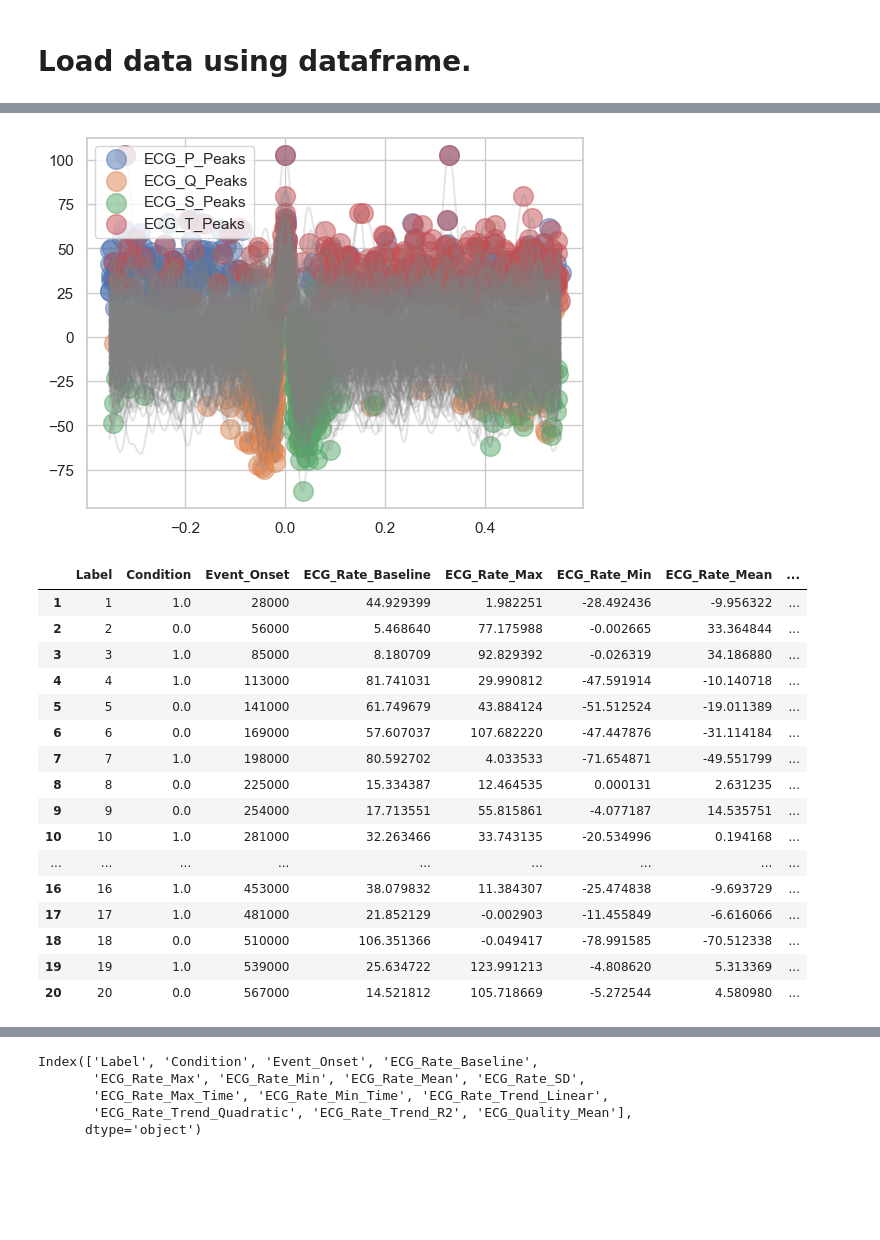
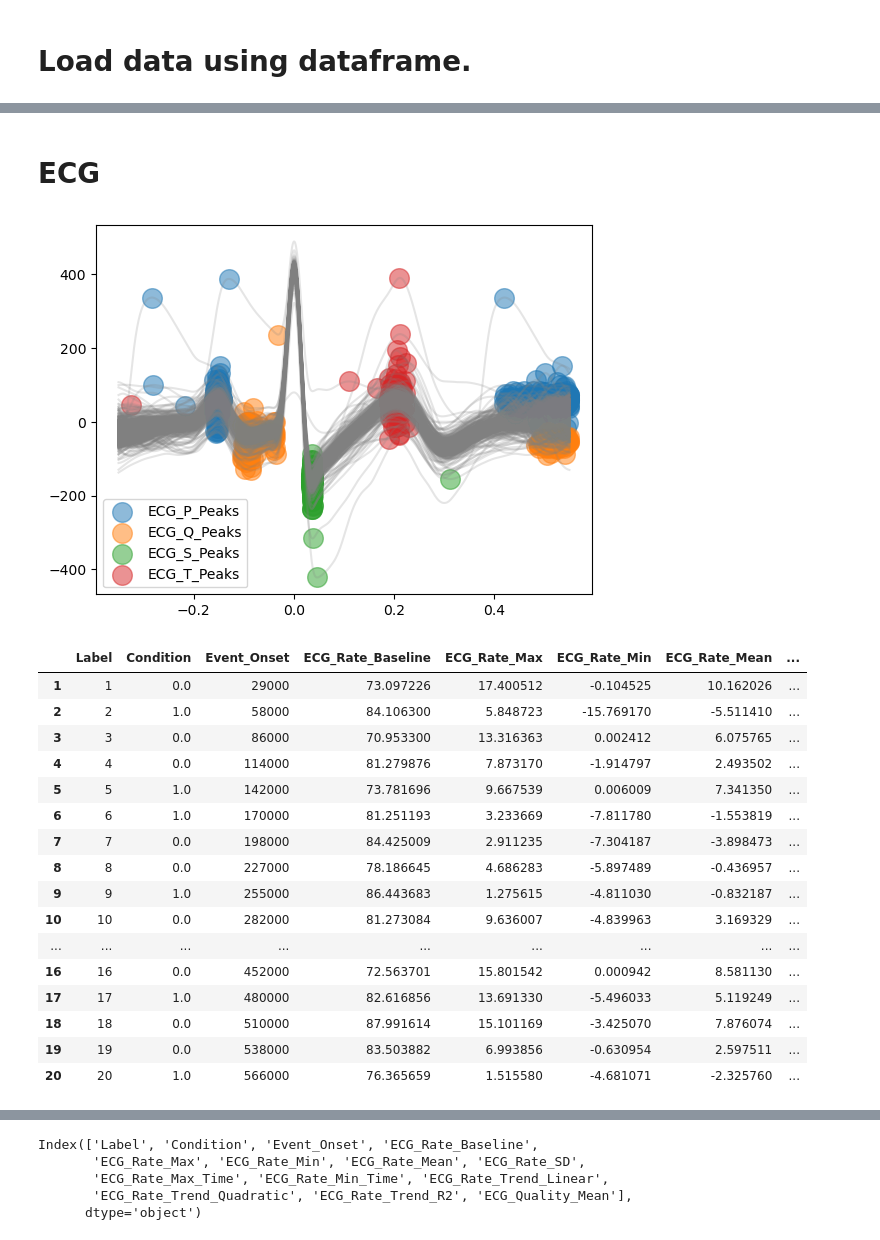
Before and after one commit to Daniel-Agostinho/Universidade_Verao_24, a Jupyter notebook: visualization.ipynb, the cells around one changed output, grey strips where cells are left out. Saved outputs shown, nothing was run; the diff lists cells and outputs as text; code cells hidden in the pictures; blank space fills up the shorter version.

```diff
--- a/visualization.ipynb
+++ b/visualization.ipynb
@@ -10,10 +22,23 @@ import seaborn as sns
 
 import os
+# %%
+
+def convert_units(data):
+    eda = (data / 2**10) * 3.3 / 0.12
+    return eda
 # %%
 # Load data in file Data/Session_3.csv into a pandas dataframe
 
 # Load data from file
-data = pd.read_csv(os.path.join('Data','Session_1.csv'))
+data = pd.read_csv(os.path.join('Data','Session_2.csv'))
+
+# Sampling freq.
+fs = 1000
 
 # Display the data
-print(data)
+data.head()
+
+data['EDA'] = convert_units(data['EDA'])
+
+# remove mean and trend from Resp
+data['Resp'] = detrend(data['Resp'])
@@ -145,3 +200,5 @@ eda_features
+# %% [markdown]
+# ECG
 # %%
 ecg_cleaned = nk.ecg_clean(data['ECG'], sampling_rate=1000)
 
@@ -168,39 +225,39 @@ signal_dwt, waves_dwt = nk.ecg_delineate(signals,
                                         show=True,
                                         show_type='peaks')
 # %% [output]
-[figure, old version]
+[figure, new version]
 # %%
 epochs=[]
 
 # Process the data for event-related analysis
 df, info = nk.bio_process(ecg=signals['ECG_Clean'], sampling_rate=1000)
 
 
 events = nk.events_find(data["Trigger"], threshold=-1.0, event_conditions=trigger_values.values, threshold_keep='above')
 
-epochs = nk.epochs_create(signals, events, sampling_rate=1000, epochs_start=-2.0, epochs_end=6.0)
+epochs = nk.epochs_create(signals, events, sampling_rate=1000, epochs_start=-1.0, epochs_end=7.0)
 
 # Analyze
 analyze_epochs = nk.ecg_analyze(epochs, sampling_rate=1000)
 
 # Get a dataframe with all the results
 
 analyze_epochs
 # %% [output]
 |  | Label | Condition | Event_Onset | ECG_Rate_Baseline | ECG_Rate_Max | ECG_Rate_Min | ECG_Rate_Mean | ... |
-| 1 | 1 | 1.0 | 28000 | 44.929399 | 1.982251 | -28.492436 | -9.956322 | ... |
-| 2 | 2 | 0.0 | 56000 | 5.468640 | 77.175988 | -0.002665 | 33.364844 | ... |
-| 3 | 3 | 1.0 | 85000 | 8.180709 | 92.829392 | -0.026319 | 34.186880 | ... |
-| 4 | 4 | 1.0 | 113000 | 81.741031 | 29.990812 | -47.591914 | -10.140718 | ... |
-| 5 | 5 | 0.0 | 141000 | 61.749679 | 43.884124 | -51.512524 | -19.011389 | ... |
-| 6 | 6 | 0.0 | 169000 | 57.607037 | 107.682220 | -47.447876 | -31.114184 | ... |
-| 7 | 7 | 1.0 | 198000 | 80.592702 | 4.033533 | -71.654871 | -49.551799 | ... |
-| 8 | 8 | 0.0 | 225000 | 15.334387 | 12.464535 | 0.000131 | 2.631235 | ... |
-| 9 | 9 | 0.0 | 254000 | 17.713551 | 55.815861 | -4.077187 | 14.535751 | ... |
-| 10 | 10 | 1.0 | 281000 | 32.263466 | 33.743135 | -20.534996 | 0.194168 | ... |
+| 1 | 1 | 0.0 | 29000 | 73.097226 | 17.400512 | -0.104525 | 10.162026 | ... |
+| 2 | 2 | 1.0 | 58000 | 84.106300 | 5.848723 | -15.769170 | -5.511410 | ... |
+| 3 | 3 | 0.0 | 86000 | 70.953300 | 13.316363 | 0.002412 | 6.075765 | ... |
+| 4 | 4 | 0.0 | 114000 | 81.279876 | 7.873170 | -1.914797 | 2.493502 | ... |
+| 5 | 5 | 1.0 | 142000 | 73.781696 | 9.667539 | 0.006009 | 7.341350 | ... |
+| 6 | 6 | 1.0 | 170000 | 81.251193 | 3.233669 | -7.811780 | -1.553819 | ... |
+| 7 | 7 | 0.0 | 198000 | 84.425009 | 2.911235 | -7.304187 | -3.898473 | ... |
+| 8 | 8 | 0.0 | 227000 | 78.186645 | 4.686283 | -5.897489 | -0.436957 | ... |
+| 9 | 9 | 1.0 | 255000 | 86.443683 | 1.275615 | -4.811030 | -0.832187 | ... |
+| 10 | 10 | 0.0 | 282000 | 81.273084 | 9.636007 | -4.839963 | 3.169329 | ... |
 | ... | ... | ... | ... | ... | ... | ... | ... | ... |
-| 16 | 16 | 1.0 | 453000 | 38.079832 | 11.384307 | -25.474838 | -9.693729 | ... |
-| 17 | 17 | 1.0 | 481000 | 21.852129 | -0.002903 | -11.455849 | -6.616066 | ... |
-| 18 | 18 | 0.0 | 510000 | 106.351366 | -0.049417 | -78.991585 | -70.512338 | ... |
-| 19 | 19 | 1.0 | 539000 | 25.634722 | 123.991213 | -4.808620 | 5.313369 | ... |
-| 20 | 20 | 0.0 | 567000 | 14.521812 | 105.718669 | -5.272544 | 4.580980 | ... |
+| 16 | 16 | 0.0 | 452000 | 72.563701 | 15.801542 | 0.000942 | 8.581130 | ... |
+| 17 | 17 | 1.0 | 480000 | 82.616856 | 13.691330 | -5.496033 | 5.119249 | ... |
+| 18 | 18 | 0.0 | 510000 | 87.991614 | 15.101169 | -3.425070 | 7.876074 | ... |
+| 19 | 19 | 0.0 | 538000 | 83.503882 | 6.993856 | -0.630954 | 2.597511 | ... |
+| 20 | 20 | 1.0 | 566000 | 76.365659 | 1.515580 | -4.681071 | -2.325760 | ... |
```
Also changed, not shown: parts of 28 cells of this notebook.
